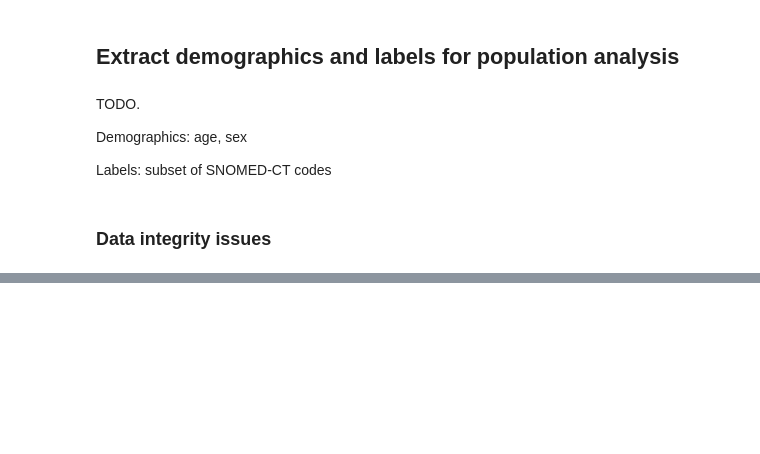
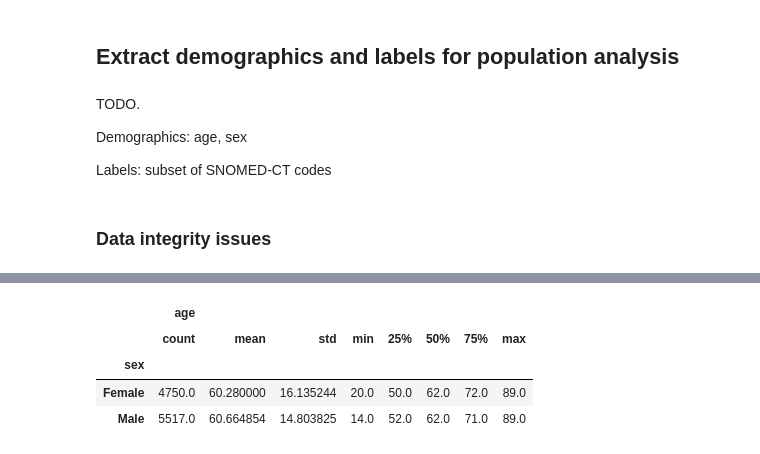
Before and after one commit to ShaunKyle/MisdiagnosisOfAthleteECG, a Jupyter notebook: nbs/PhysioNet2020-datasets.ipynb, the cells around one changed output, grey strips where cells are left out. Cells and saved outputs as stored; diff of their text form; code cells hidden in the pictures; blank space fills up the shorter version.

```diff
--- a/nbs/PhysioNet2020-datasets.ipynb
+++ b/nbs/PhysioNet2020-datasets.ipynb
@@ -192,0 +293,8 @@ ptbxl_df[ptbxl_df.age.isna()].head()
+# %%
+georgia_df.groupby("sex").describe()
+# %% [output]
+|  | age |  |  |  |  |  |  |  |
+|  | count | mean | std | min | 25% | 50% | 75% | max |
+| sex |  |  |  |  |  |  |  |  |
+| Female | 4750.0 | 60.280000 | 16.135244 | 20.0 | 50.0 | 62.0 | 72.0 | 89.0 |
+| Male | 5517.0 | 60.664854 | 14.803825 | 14.0 | 52.0 | 62.0 | 71.0 | 89.0 |
```
Also changed, not shown: parts of 24 cells of this notebook.
